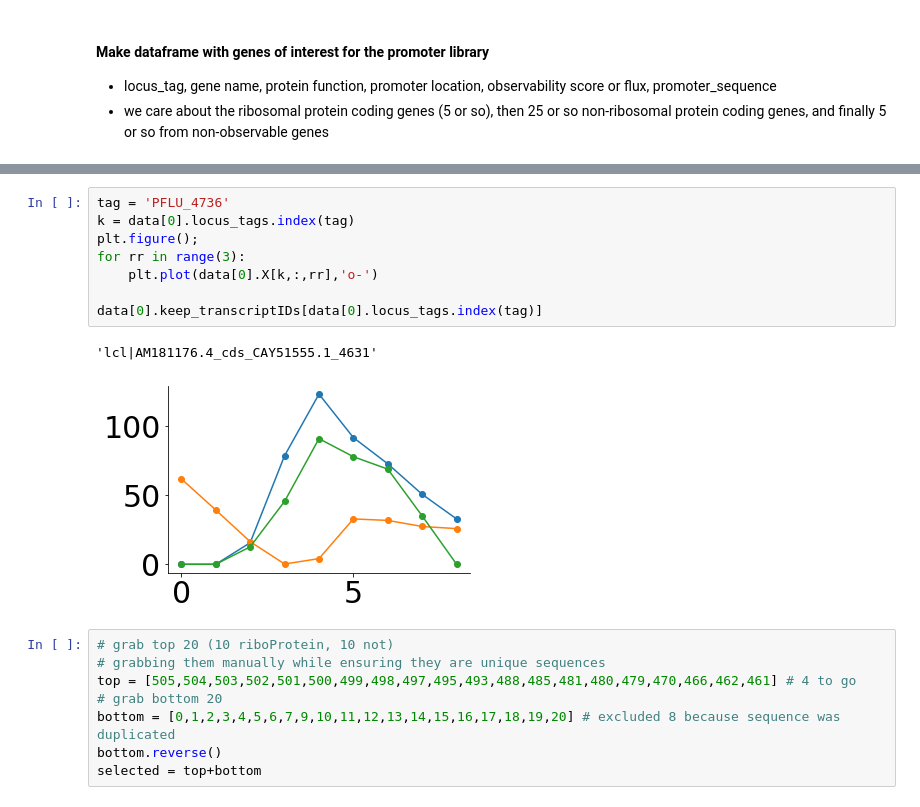
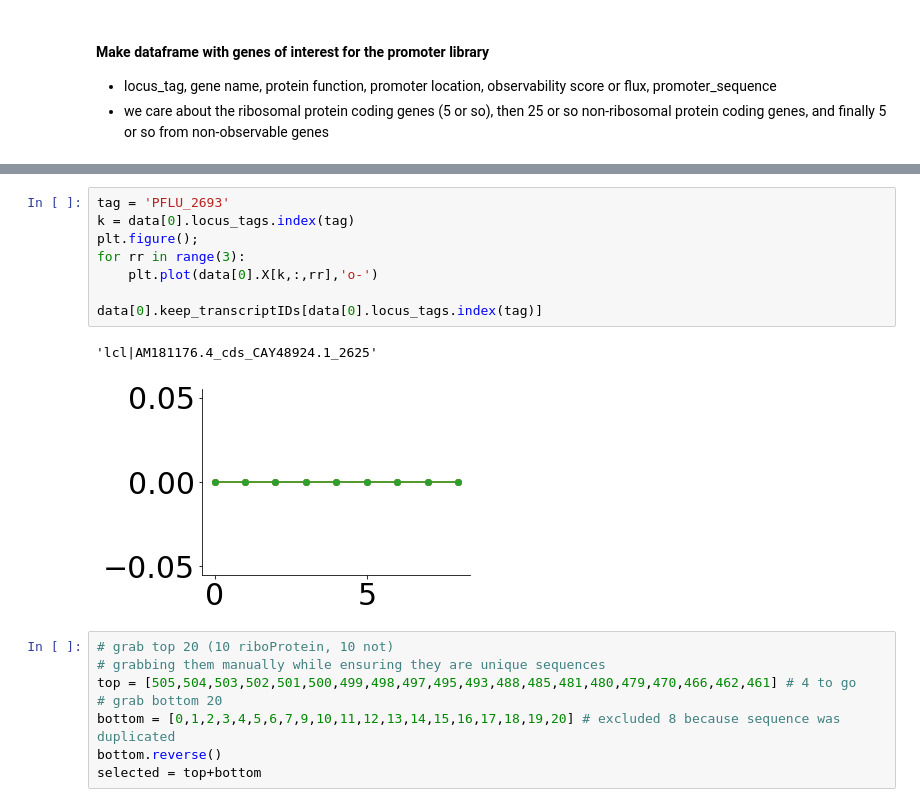
Before and after one commit to AqibHasnain/optimal_sensors, a Jupyter notebook: postprocessing.ipynb, the cells around one changed output, grey strips where cells are left out. Drawn from its saved outputs; the diff is of its cells as text.

```diff
--- a/postprocessing.ipynb
+++ b/postprocessing.ipynb
@@ -427,14 +427,14 @@ metadf.tail(1000)
 # %%
-tag = 'PFLU_4736'
+tag = 'PFLU_2693'
 k = data[0].locus_tags.index(tag)
 plt.figure();
 for rr in range(3):
     plt.plot(data[0].X[k,:,rr],'o-')
 
 data[0].keep_transcriptIDs[data[0].locus_tags.index(tag)]
 # %% [output]
-'lcl|AM181176.4_cds_CAY51555.1_4631'
+'lcl|AM181176.4_cds_CAY48924.1_2625'
-[figure, old version]
+[figure, new version]
 # %%
 # grab top 20 (10 riboProtein, 10 not)
 # grabbing them manually while ensuring they are unique sequences
```
Also changed, not shown: parts of 2 cells of this notebook, 3 other files.
